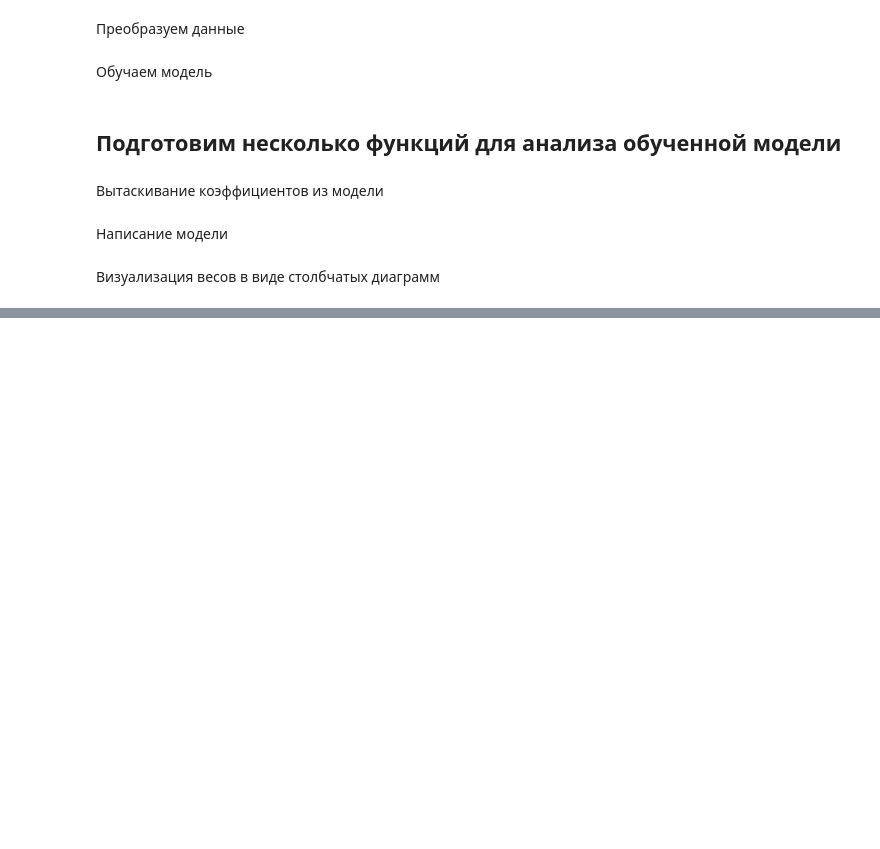
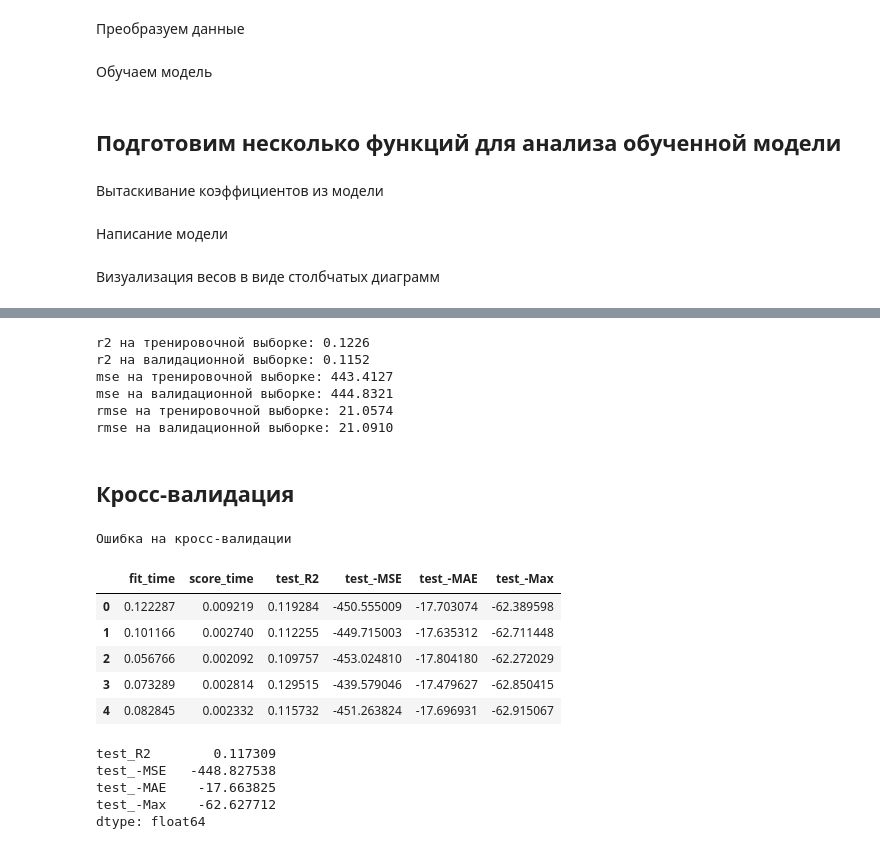
Before and after one commit to synrocka/Diabetes-Prediction, a Jupyter notebook: LinearRegression.ipynb, the cells around one changed output, grey strips where cells are left out. Saved outputs shown, nothing was run; the diff lists cells and outputs as text; code cells hidden in the pictures; blank space fills up the shorter version.

```diff
--- a/LinearRegression.ipynb
+++ b/LinearRegression.ipynb
@@ -246,0 +290,55 @@ def vis_weight(weights, features_names=None, width=1200, height=600):
+# %%
+print(f"r2 на тренировочной выборке: {calculate_metric(model, X_train_prep, y_train):.4f}")
+print(f"r2 на валидационной выборке: {calculate_metric(model, X_val_prep, y_val):.4f}")
+
+print(f"mse на тренировочной выборке: {calculate_metric(model, X_train_prep, y_train, mse):.4f}")
+print(f"mse на валидационной выборке: {calculate_metric(model, X_val_prep, y_val, mse):.4f}")
+
+print(f"rmse на тренировочной выборке: {calculate_metric(model, X_train_prep, y_train, mse, squared=False):.4f}")
+print(f"rmse на валидационной выборке: {calculate_metric(model, X_val_prep, y_val, mse, squared=False):.4f}")
+# %% [output]
+r2 на тренировочной выборке: 0.1226
+r2 на валидационной выборке: 0.1152
+mse на тренировочной выборке: 443.4127
+mse на валидационной выборке: 444.8321
+rmse на тренировочной выборке: 21.0574
+rmse на валидационной выборке: 21.0910
+# %% [markdown]
+## Кросс-валидация
+# %%
+def cross_validation(X, y, model, scoring, cv_rule):
+    """Расчет метрик на кросс-валидации.
+    Параметры:
+    ===========
+    model: модель или pipeline
+    X: признаки
+    y: истинные значения
+    scoring: словарь метрик
+    cv_rule: правило кросс-валидации
+    """
+    scores = cross_validate(model, X, y, scoring=scoring, cv=cv_rule)
+    print("Ошибка на кросс-валидации")
+    df_score = pd.DataFrame(scores)
+    display(df_score)
+    print("\n")
+    print(df_score.mean()[2:])
+# %%
+scoring_reg = {"R2": "r2",
+               "-MSE": "neg_mean_squared_error",
+               "-MAE": "neg_mean_absolute_error",
+               "-Max": "max_error"}
+# %%
+cross_validation(X_train_prep, y_train, model, scoring_reg, ShuffleSplit(n_splits=5, random_state=42))
+# %% [output]
+Ошибка на кросс-валидации
+|  | fit_time | score_time | test_R2 | test_-MSE | test_-MAE | test_-Max |
+| 0 | 0.122287 | 0.009219 | 0.119284 | -450.555009 | -17.703074 | -62.389598 |
+| 1 | 0.101166 | 0.002740 | 0.112255 | -449.715003 | -17.635312 | -62.711448 |
+| 2 | 0.056766 | 0.002092 | 0.109757 | -453.024810 | -17.804180 | -62.272029 |
+| 3 | 0.073289 | 0.002814 | 0.129515 | -439.579046 | -17.479627 | -62.850415 |
+| 4 | 0.082845 | 0.002332 | 0.115732 | -451.263824 | -17.696931 | -62.915067 |
+test_R2        0.117309
+test_-MSE   -448.827538
+test_-MAE    -17.663825
+test_-Max    -62.627712
+dtype: float64
```
Also changed, not shown: parts of 38 cells of this notebook.
